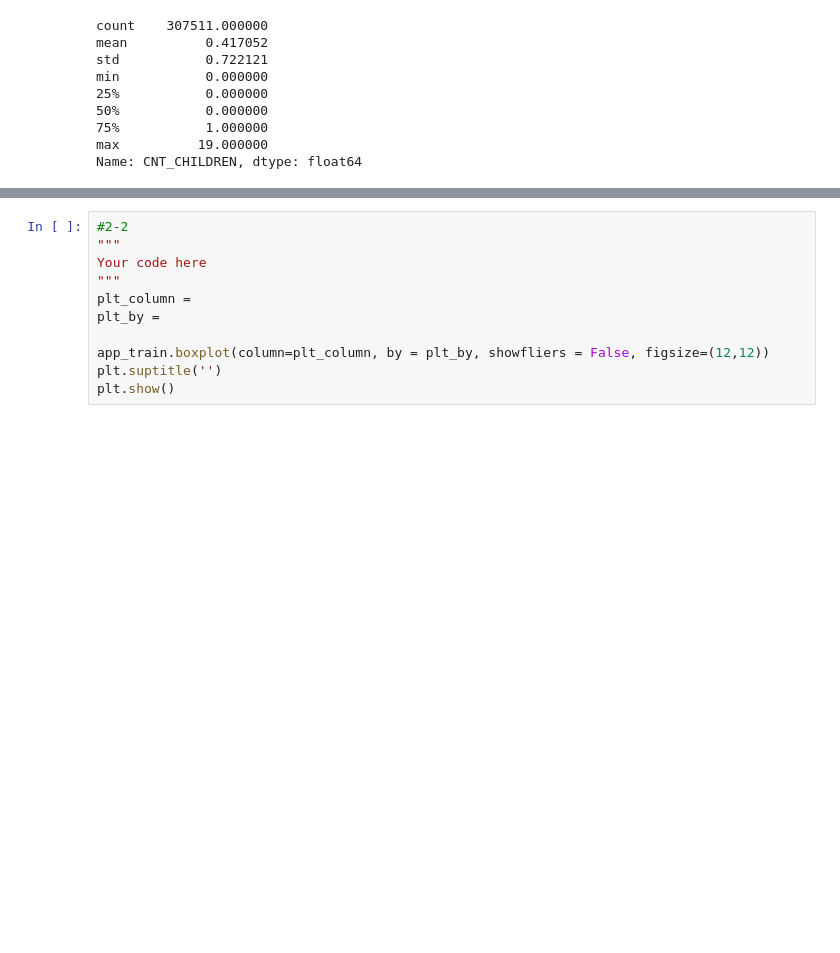
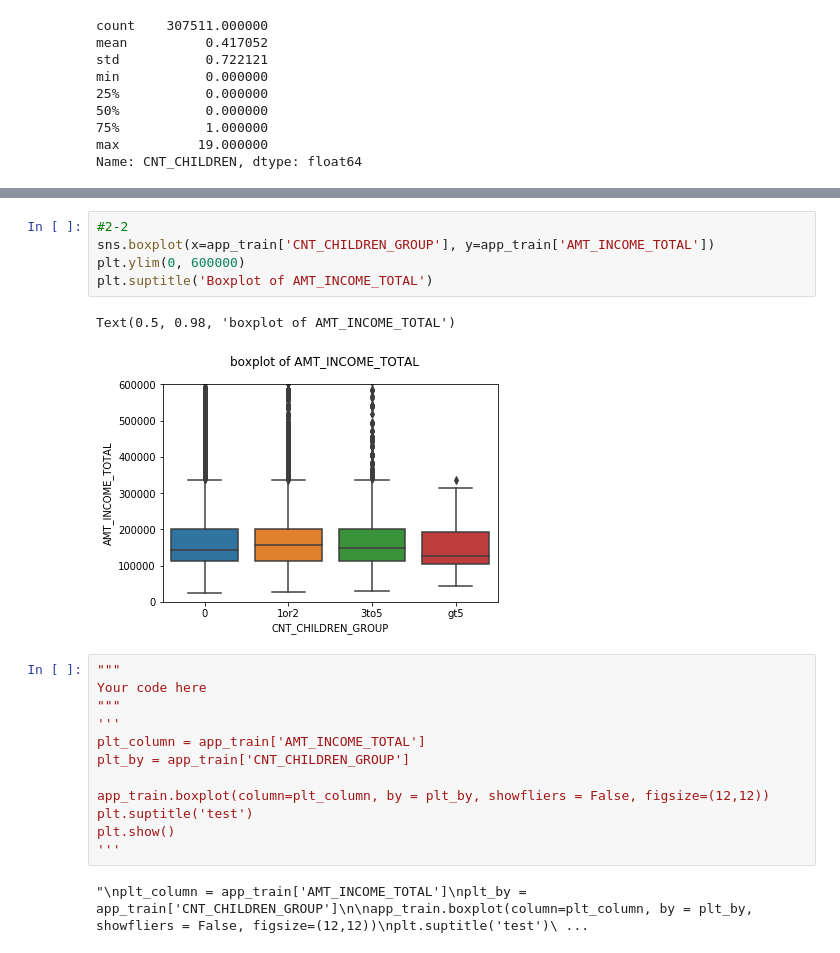
Before and after one commit to SS0306/ML-100-Days, a Jupyter notebook: Homework/Day_008_HW.ipynb, the cells around one changed output, grey strips where cells are left out. Saved outputs shown, nothing was run; the diff lists cells and outputs as text; blank space fills up the shorter version.

```diff
--- a/Homework/Day_008_HW.ipynb
+++ b/Homework/Day_008_HW.ipynb
@@ -102,14 +110,25 @@ grouped_df.mean()
+# %%
+#2-2
+sns.boxplot(x=app_train['CNT_CHILDREN_GROUP'], y=app_train['AMT_INCOME_TOTAL'])
+plt.ylim(0, 600000)
+plt.suptitle('Boxplot of AMT_INCOME_TOTAL')
+# %% [output]
+Text(0.5, 0.98, 'boxplot of AMT_INCOME_TOTAL')
+[figure, added]
 # %%
-#2-2
 """
 Your code here
 """
-plt_column =
-plt_by =
+'''
+plt_column = app_train['AMT_INCOME_TOTAL']
+plt_by = app_train['CNT_CHILDREN_GROUP']
 
 app_train.boxplot(column=plt_column, by = plt_by, showfliers = False, figsize=(12,12))
-plt.suptitle('')
+plt.suptitle('test')
 plt.show()
+'''
+# %% [output]
+"\nplt_column = app_train['AMT_INCOME_TOTAL']\nplt_by = app_train['CNT_CHILDREN_GROUP']\n\napp_train.boxplot(column=plt_column, by = plt_by, showfliers = False, figsize=(12,12))\nplt.suptitle('test')\ ...
 # %%
 #3
 """
```
Also changed, not shown: parts of 6 cells of this notebook.
